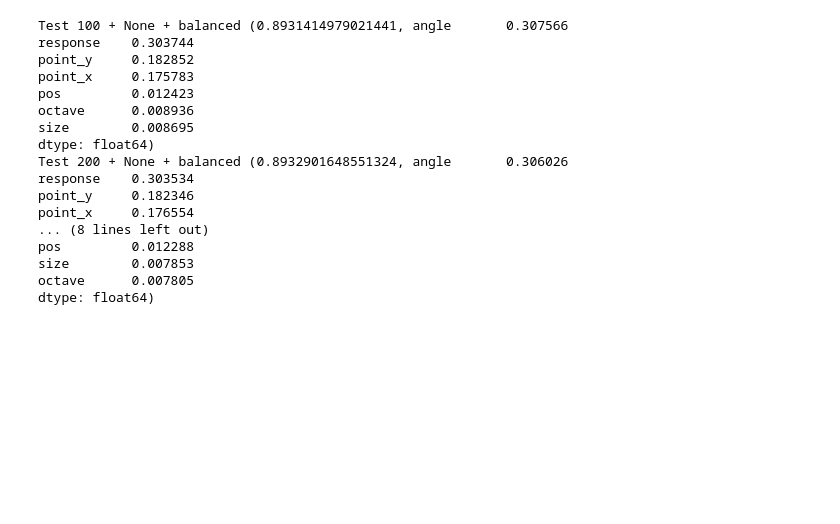
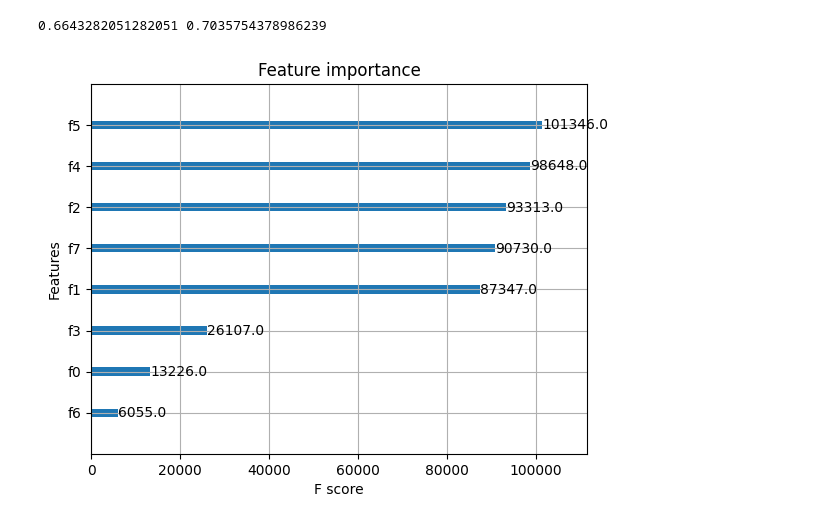
Before and after one commit to elymsyr/iris-recognition, a Jupyter notebook: Scripts/classifier.ipynb, the cells around one changed output. Cells and saved outputs as stored; diff of their text form; code cells hidden in the pictures; blank space fills up the shorter version.

```diff
--- a/Scripts/classifier.ipynb
+++ b/Scripts/classifier.ipynb
@@ -19,9 +25,13 @@ df.head()
 mapping = {'right-side': 0, 'left-side': 1, 'bottom': 2, 'complete': 3}
 df['pos'] = df['pos'].map(mapping)
 
+df = df.sample(n=650000, random_state=42).reset_index(drop=True)
+# df = df.drop(['angle', 'response', 'octave'], axis=1)
+
 y = df['match']
 X = df.drop(labels=['match', 'image_tag'], axis=1)
 
+print(X)
 
 print(y[:2])
 print(X[:2])
@@ -66,24 +74,0 @@ param_grid = {
-# %%
-for n_estimators in [200]:
-    for max_depth in [None]:
-        for class_weight in ['balanced']:
-            parameters = {'n_estimators': n_estimators,'max_depth': max_depth,'class_weight' : class_weight}
-            print(f"Test {n_estimators} + {max_depth} + {class_weight}", calculate_accuracy(X_train, X_test, y_train, y_test, parameters))
-# %% [output]
-Test 100 + None + balanced (0.8931414979021441, angle       0.307566
-response    0.303744
-point_y     0.182852
-point_x     0.175783
-pos         0.012423
-octave      0.008936
-size        0.008695
-dtype: float64)
-Test 200 + None + balanced (0.8932901648551324, angle       0.306026
-response    0.303534
-point_y     0.182346
-point_x     0.176554
-... (8 lines left out)
-pos         0.012288
-size        0.007853
-octave      0.007805
-dtype: float64)
@@ -89,0 +125,11 @@ dtype: float64)
+# %%
+bst, accuracy, auc = XGBoost(X_train, X_test, y_train, y_test)
+# %%
+print(accuracy, auc)
+# %% [output]
+0.6643282051282051 0.7035754378986239
+# %%
+plot_importance(bst)
+plt.show()
+# %% [output]
+[figure, added]
```
Also changed, not shown: parts of 7 cells of this notebook, 7 other files.
